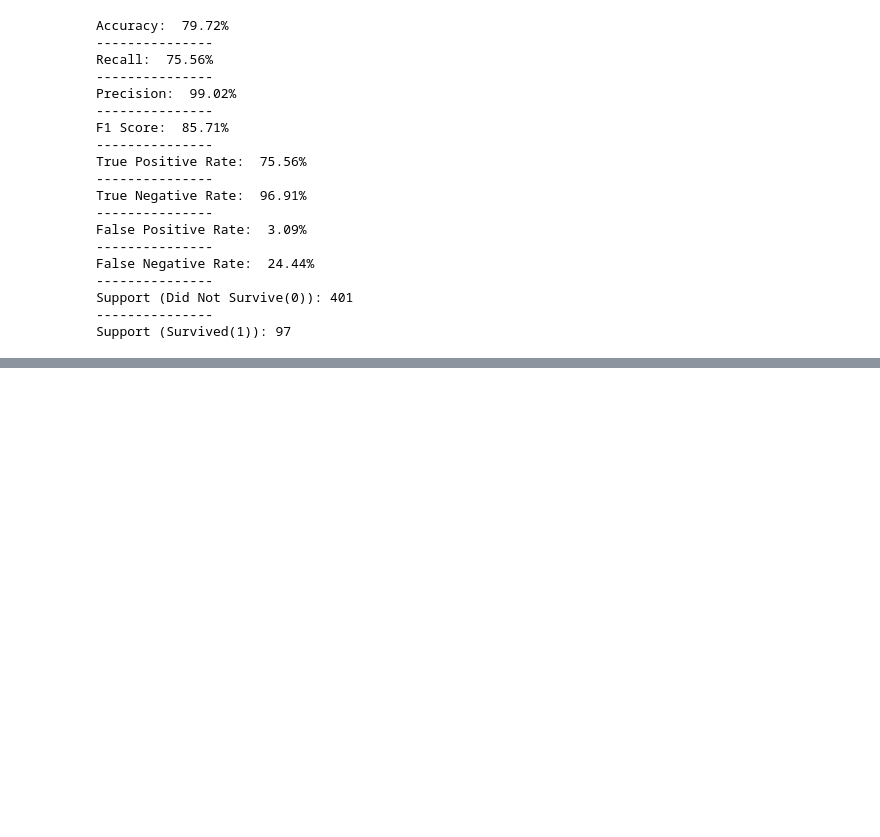
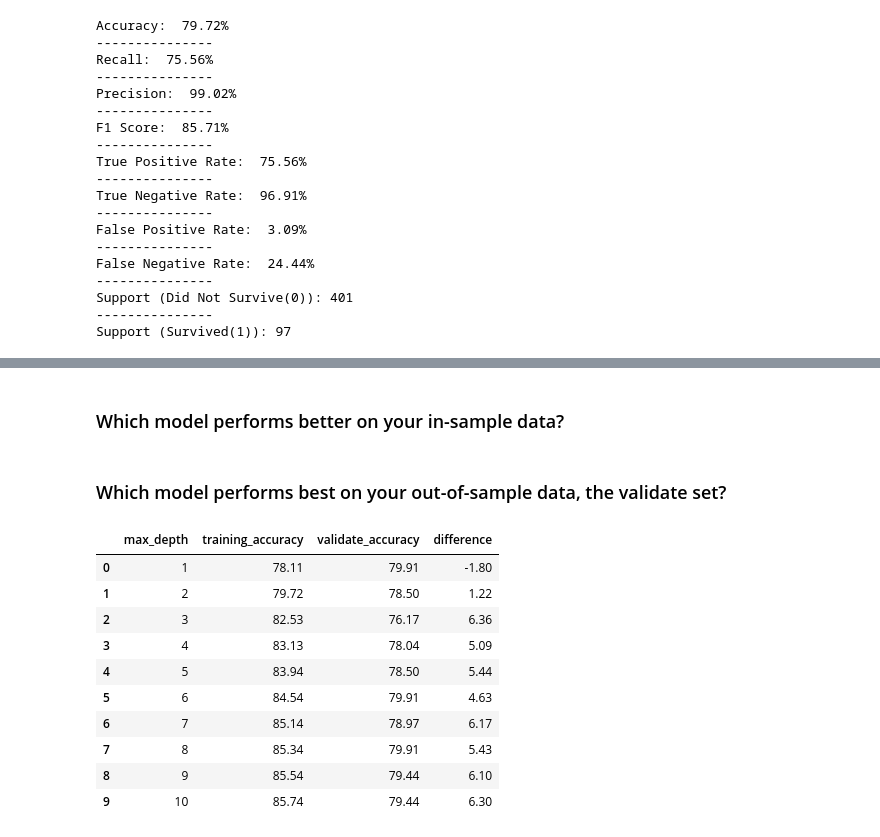
Before and after one commit to BraedenWright/classification-exercises, a Jupyter notebook: decision_tree_exercises.ipynb, the cells around one changed output, grey strips where cells are left out. Cells and saved outputs as stored; diff of their text form; code cells hidden in the pictures; blank space fills up the shorter version.

```diff
--- a/decision_tree_exercises.ipynb
+++ b/decision_tree_exercises.ipynb
@@ -140,7 +140,7 @@ tree = tree.fit(x_train, y_train)
 
 # Use Model to make Predictions
 
-y_model_1 = tree.predict(x_train)
+y_model = tree.predict(x_train)
 # %%
 print(export_text(tree, feature_names=x_train.columns.tolist()))
 # %% [output]
@@ -167,7 +167,7 @@ The accuracy of the Decision Tree classifier on the training data set is  79.72%
 # %%
 # Classification Report
 
-class_report = classification_report(y_train, y_model_1, output_dict=True)
+class_report = classification_report(y_train, y_model, output_dict=True)
 
 pd.DataFrame(class_report).transpose()
 # %% [output]
@@ -260,0 +263,15 @@ Support (Survived(1)): 97
+# %%
+for num in range(1, 11):
+    # Make the model
+    tree = DecisionTreeClassifier(max_depth=num, random_state=123)
+
+    # Fit the model
+    tree = tree.fit(x_train, y_train)
+
+    # Use the model
+    y_model = tree.predict(x_train)
+
+    class_report = classification_report(y_train, y_model, output_dict=True)
+    print(f'Decision Tree Model with a max depth of {num}')
+    print(pd.DataFrame(class_report).transpose())
+    print(f'---------------')
@@ -260,0 +296,2 @@ Support (Survived(1)): 97
+# %% [markdown]
+### Which model performs better on your in-sample data?
@@ -260,0 +302,40 @@ Support (Survived(1)): 97
+# %% [markdown]
+### Which model performs best on your out-of-sample data, the validate set?
+# %%
+performance = []
+
+for num in range(1, 11):
+    # Make the Model
+    tree = DecisionTreeClassifier(max_depth=num, random_state=123)
+
+    # Fit the model
+    tree = tree.fit(x_train, y_train)
+
+    # We're comparing how it performs on training data set vs validate
+    train_accuracy = tree.score(x_train, y_train)
+
+    validate_accuracy = tree.score(x_validate, y_validate)
+
+    data = {
+        'max_depth': num,
+        'training_accuracy': round(train_accuracy*100, 2),
+        'validate_accuracy': round(validate_accuracy*100, 2)
+    }
+
+    performance.append(data)
+
+df = pd.DataFrame(performance)
+df['difference'] = df.training_accuracy - df.validate_accuracy
+df
+# %% [output]
+|  | max_depth | training_accuracy | validate_accuracy | difference |
+| 0 | 1 | 78.11 | 79.91 | -1.80 |
+| 1 | 2 | 79.72 | 78.50 | 1.22 |
+| 2 | 3 | 82.53 | 76.17 | 6.36 |
+| 3 | 4 | 83.13 | 78.04 | 5.09 |
+| 4 | 5 | 83.94 | 78.50 | 5.44 |
+| 5 | 6 | 84.54 | 79.91 | 4.63 |
+| 6 | 7 | 85.14 | 78.97 | 6.17 |
+| 7 | 8 | 85.34 | 79.91 | 5.43 |
+| 8 | 9 | 85.54 | 79.44 | 6.10 |
+| 9 | 10 | 85.74 | 79.44 | 6.30 |
```
Also changed, not shown: parts of 21 cells of this notebook.
